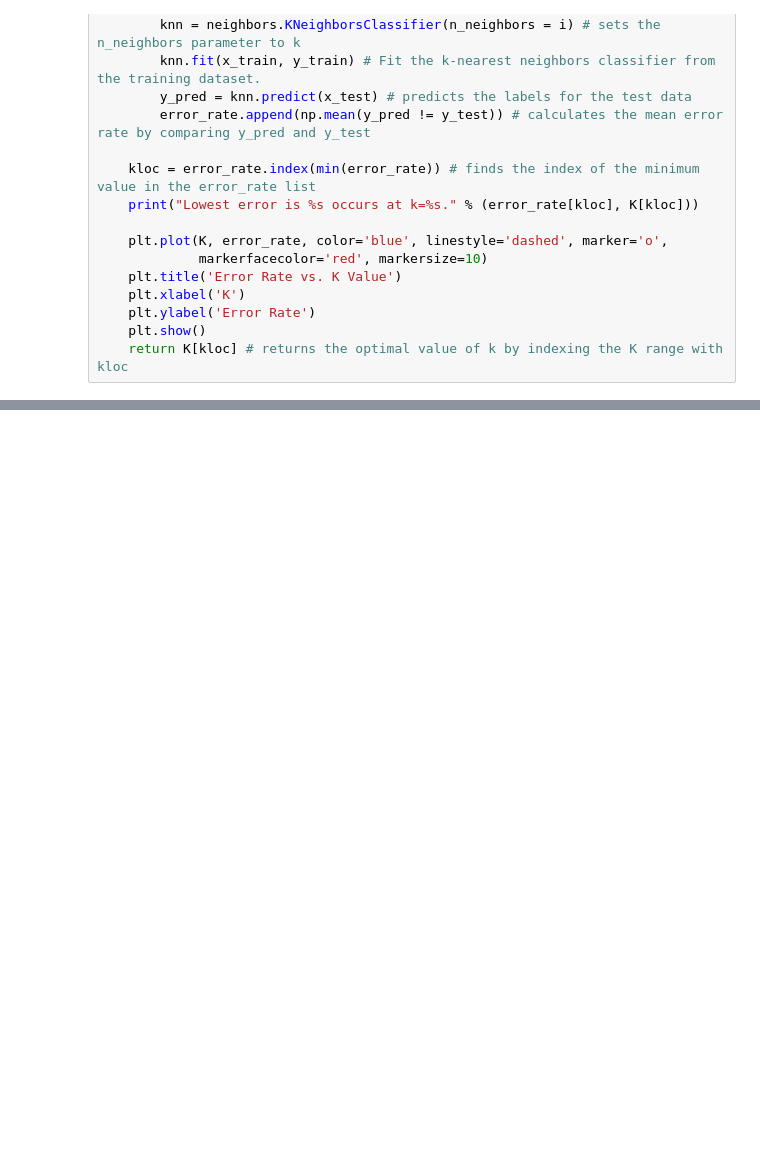
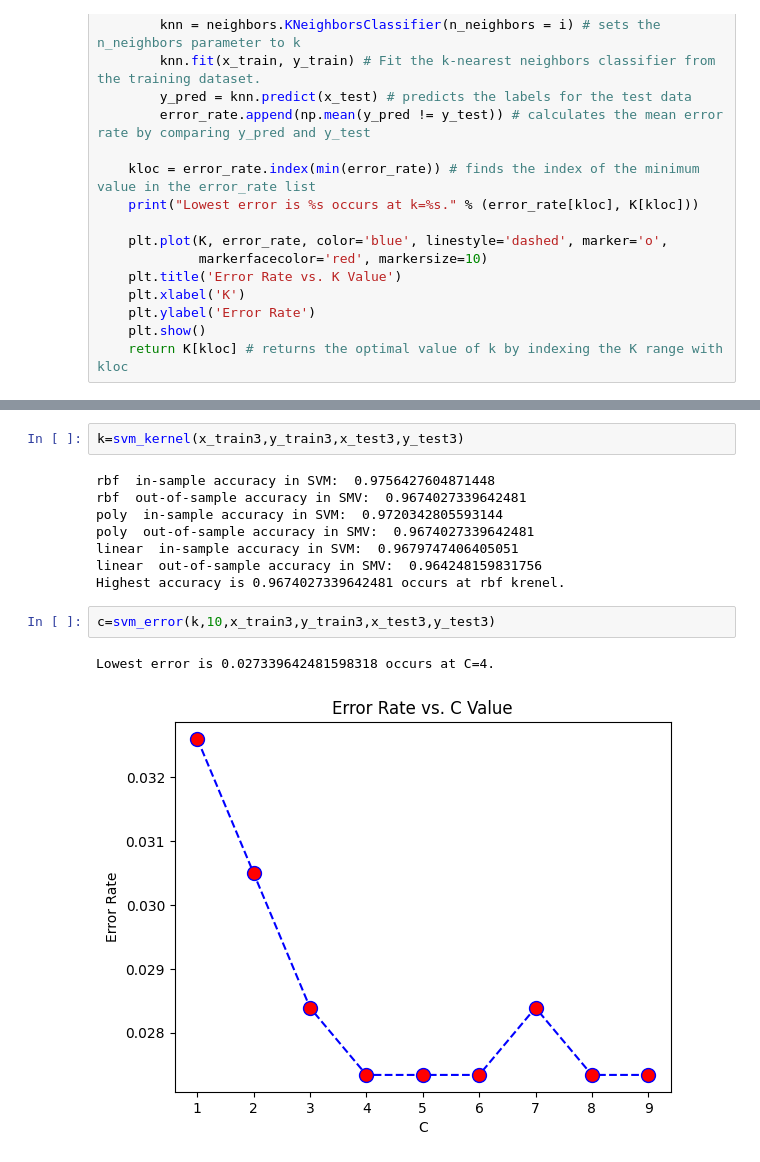
Before and after one commit to musafir-1194/project-ai-zone, a Jupyter notebook: gender_voice_diff.ipynb, the cells around one changed output, grey strips where cells are left out. Drawn from its saved outputs; the diff is of its cells as text; blank space fills up the shorter version.

```diff
--- a/gender_voice_diff.ipynb
+++ b/gender_voice_diff.ipynb
@@ -300,0 +407,15 @@ weighted avg     0.9737    0.9737    0.9737       951
+# %%
+k=svm_kernel(x_train3,y_train3,x_test3,y_test3)
+# %% [output]
+rbf  in-sample accuracy in SVM:  0.9756427604871448
+rbf  out-of-sample accuracy in SMV:  0.9674027339642481
+poly  in-sample accuracy in SVM:  0.9720342805593144
+poly  out-of-sample accuracy in SMV:  0.9674027339642481
+linear  in-sample accuracy in SVM:  0.9679747406405051
+linear  out-of-sample accuracy in SMV:  0.964248159831756
+Highest accuracy is 0.9674027339642481 occurs at rbf krenel.
+# %%
+c=svm_error(k,10,x_train3,y_train3,x_test3,y_test3)
+# %% [output]
+Lowest error is 0.027339642481598318 occurs at C=4.
+[figure, added]
```
Also changed, not shown: parts of 15 cells of this notebook.
